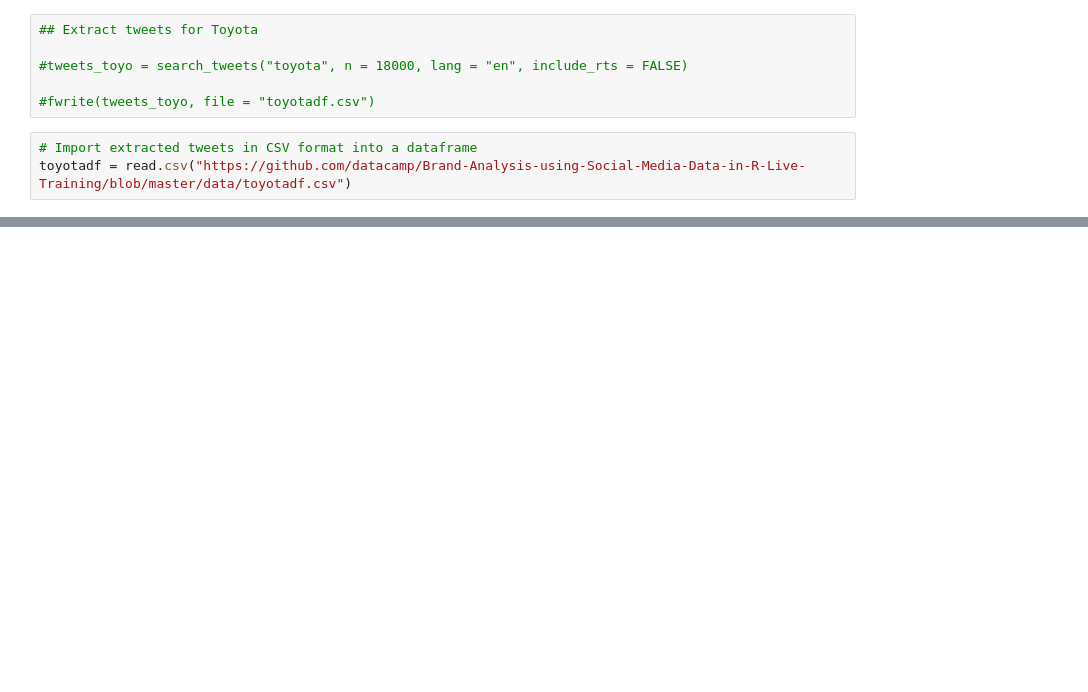
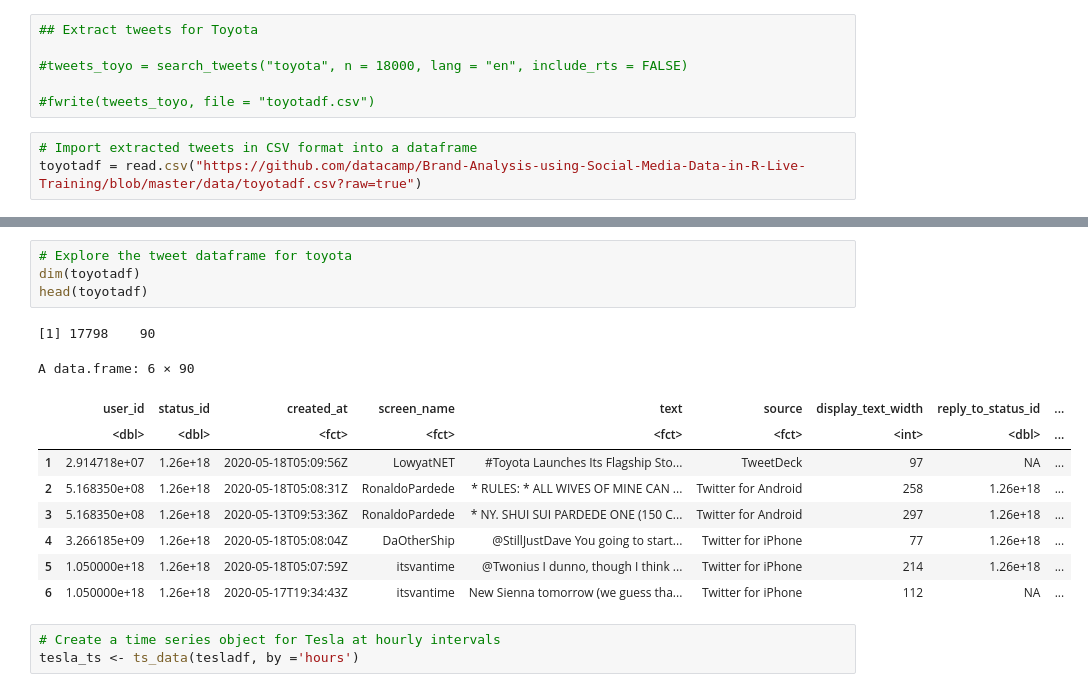
Before and after one commit to datacamp/Brand-Analysis-using-Social-Media-Data-in-R-Live-Training, a Jupyter notebook: notebooks/brand_analysis_solution.ipynb, the cells around one changed output, grey strips where cells are left out. Saved outputs shown, nothing was run; the diff lists cells and outputs as text; blank space fills up the shorter version.

```diff
--- a/notebooks/brand_analysis_solution.ipynb
+++ b/notebooks/brand_analysis_solution.ipynb
@@ -222,4 +229,4 @@ ts_plot(tesladf, by = "hours", color = "blue")
 #fwrite(tweets_toyo, file = "toyotadf.csv")
 # %%
 # Import extracted tweets in CSV format into a dataframe
-toyotadf = read.csv("https://github.com/datacamp/Brand-Analysis-using-Social-Media-Data-in-R-Live-Training/blob/master/data/toyotadf.csv")
+toyotadf = read.csv("https://github.com/datacamp/Brand-Analysis-using-Social-Media-Data-in-R-Live-Training/blob/master/data/toyotadf.csv?raw=true")
@@ -228,0 +233,18 @@ Warning message in scan(file = file, what = what, sep = sep, quote = quote, dec
+# %%
+# Explore the tweet dataframe for toyota
+dim(toyotadf)
+head(toyotadf)
+# %% [output]
+[1] 17798    90
+A data.frame: 6 × 90
+|  | user_id | status_id | created_at | screen_name | text | source | display_text_width | reply_to_status_id | ... |
+|  | <dbl> | <dbl> | <fct> | <fct> | <fct> | <fct> | <int> | <dbl> | ... |
+| 1 | 2.914718e+07 | 1.26e+18 | 2020-05-18T05:09:56Z | LowyatNET | #Toyota Launches Its Flagship Sto... | TweetDeck | 97 | NA | ... |
+| 2 | 5.168350e+08 | 1.26e+18 | 2020-05-18T05:08:31Z | RonaldoPardede | * RULES: * ALL WIVES OF MINE CAN ... | Twitter for Android | 258 | 1.26e+18 | ... |
+| 3 | 5.168350e+08 | 1.26e+18 | 2020-05-13T09:53:36Z | RonaldoPardede | * NY. SHUI SUI PARDEDE ONE (150 C... | Twitter for Android | 297 | 1.26e+18 | ... |
+| 4 | 3.266185e+09 | 1.26e+18 | 2020-05-18T05:08:04Z | DaOtherShip | @StillJustDave You going to start... | Twitter for iPhone | 77 | 1.26e+18 | ... |
+| 5 | 1.050000e+18 | 1.26e+18 | 2020-05-18T05:07:59Z | itsvantime | @Twonius I dunno, though I think ... | Twitter for iPhone | 214 | 1.26e+18 | ... |
+| 6 | 1.050000e+18 | 1.26e+18 | 2020-05-17T19:34:43Z | itsvantime | New Sienna tomorrow (we guess tha... | Twitter for iPhone | 112 | NA | ... |
+# %%
+# Create a time series object for Tesla at hourly intervals
+tesla_ts <- ts_data(tesladf, by ='hours')
```
Also changed, not shown: parts of 5 cells of this notebook.
